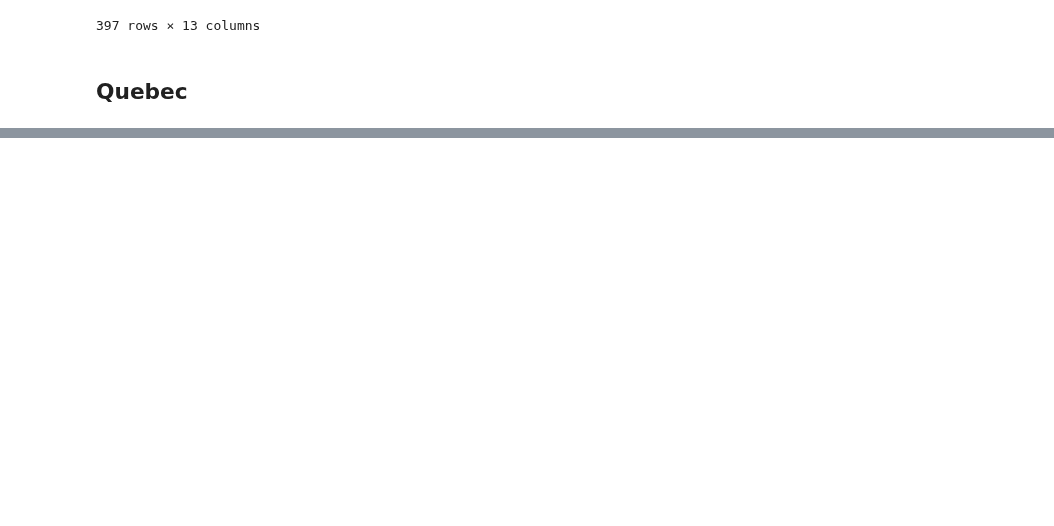
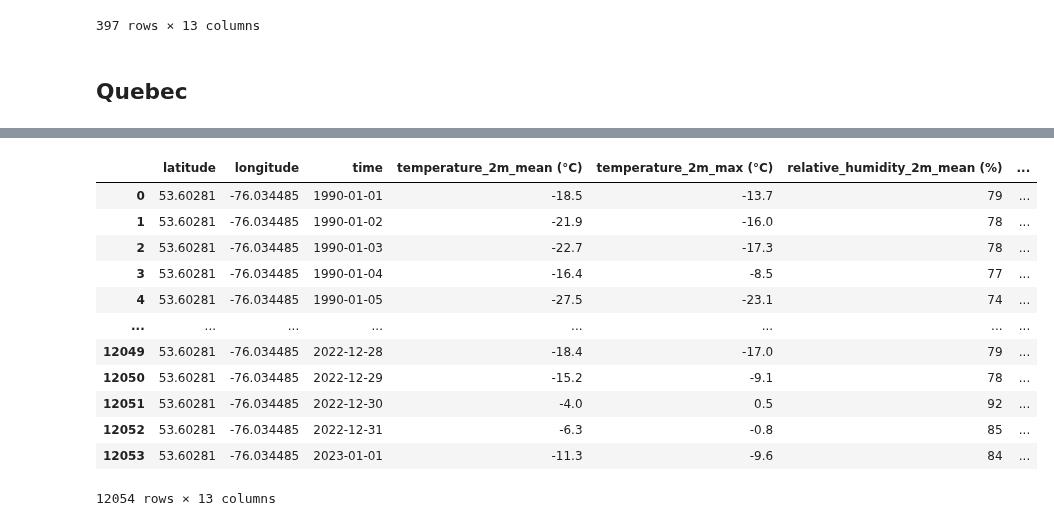
Before and after one commit to yajoka/firewatch, a Jupyter notebook: notebook/import_30_years_weather_data.ipynb, the cells around one changed output, grey strips where cells are left out. Drawn from its saved outputs; the diff is of its cells as text; code cells hidden in the pictures; blank space fills up the shorter version.

```diff
--- a/notebook/import_30_years_weather_data.ipynb
+++ b/notebook/import_30_years_weather_data.ipynb
@@ -460,0 +498,40 @@ Alberta_monthly_mean.to_csv(output_path, index=False)
+# %%
+#La Grande / Nord-du-Québec Feuerzonen
+#→ 53.60, -76.10
+
+pfad = "../data/import weather data/import data/Quebec/open-meteo-53.60N76.03W237m.csv"
+
+# -------------------------------------------------------
+# 1) Koordinaten aus Zeile 2 (Index 1) einlesen
+# -------------------------------------------------------
+coords = pd.read_csv(pfad, nrows=2, header=None)
+lat = coords.iloc[1, 0]
+lon = coords.iloc[1, 1]
+
+df = pd.read_csv(
+    pfad,
+    skiprows=3,   # Metadaten überspringen
+    comment="#",  # ignoriert eventuelle Kommentarzeilen
+)
+
+df["latitude"] = lat
+df["longitude"] = lon
+
+# Falls du die Spalten vorne haben willst:
+Quebec_2 = df[["latitude", "longitude"] + [col for col in df.columns if col not in ["latitude", "longitude"]]]
+
+Quebec_2
+# %% [output]
+|  | latitude | longitude | time | temperature_2m_mean (°C) | temperature_2m_max (°C) | relative_humidity_2m_mean (%) | ... |
+| 0 | 53.60281 | -76.034485 | 1990-01-01 | -18.5 | -13.7 | 79 | ... |
+| 1 | 53.60281 | -76.034485 | 1990-01-02 | -21.9 | -16.0 | 78 | ... |
+| 2 | 53.60281 | -76.034485 | 1990-01-03 | -22.7 | -17.3 | 78 | ... |
+| 3 | 53.60281 | -76.034485 | 1990-01-04 | -16.4 | -8.5 | 77 | ... |
+| 4 | 53.60281 | -76.034485 | 1990-01-05 | -27.5 | -23.1 | 74 | ... |
+| ... | ... | ... | ... | ... | ... | ... | ... |
+| 12049 | 53.60281 | -76.034485 | 2022-12-28 | -18.4 | -17.0 | 79 | ... |
+| 12050 | 53.60281 | -76.034485 | 2022-12-29 | -15.2 | -9.1 | 78 | ... |
+| 12051 | 53.60281 | -76.034485 | 2022-12-30 | -4.0 | 0.5 | 92 | ... |
+| 12052 | 53.60281 | -76.034485 | 2022-12-31 | -6.3 | -0.8 | 85 | ... |
+| 12053 | 53.60281 | -76.034485 | 2023-01-01 | -11.3 | -9.6 | 84 | ... |
+12054 rows × 13 columns
```
Also changed, not shown: parts of 28 cells of this notebook, 9 other files.
